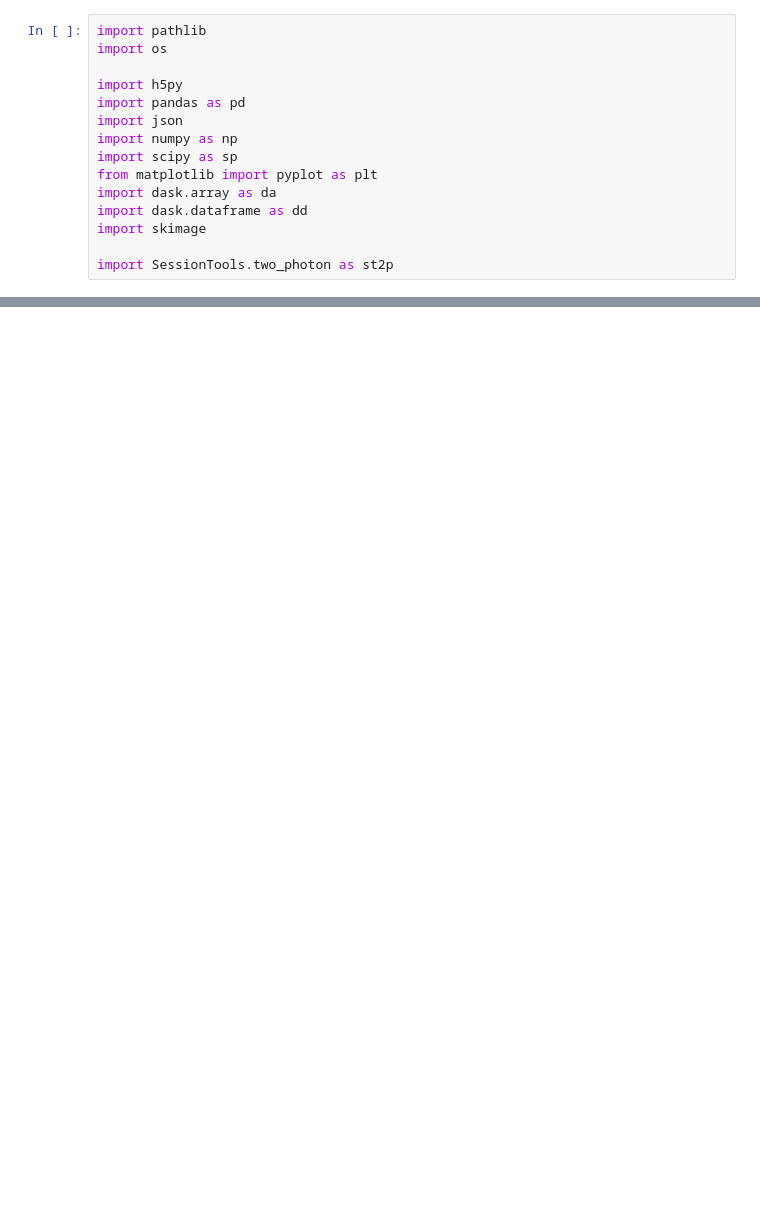
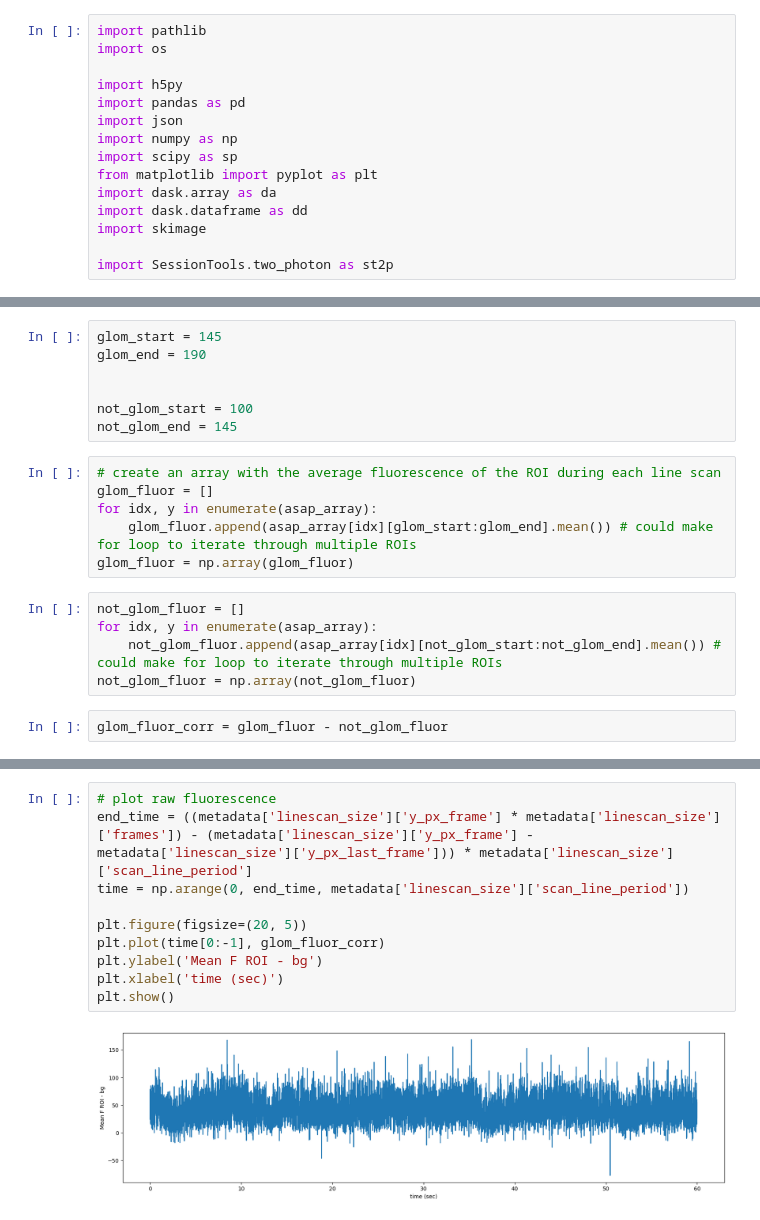
Before and after one commit to yfisher-lab/SessionTools, a Jupyter notebook: Notebooks/ring_linescan.ipynb, the cells around one changed output, grey strips where cells are left out. Saved outputs shown, nothing was run; the diff lists cells and outputs as text; blank space fills up the shorter version.

```diff
--- a/Notebooks/ring_linescan.ipynb
+++ b/Notebooks/ring_linescan.ipynb
@@ -52,0 +53,20 @@ for i, c in enumerate(tiff_data.keys()):
+# %%
+glom_start = 145
+glom_end = 190
+
+
+not_glom_start = 100
+not_glom_end = 145
+# %%
+# create an array with the average fluorescence of the ROI during each line scan
+glom_fluor = []
+for idx, y in enumerate(asap_array):
+    glom_fluor.append(asap_array[idx][glom_start:glom_end].mean()) # could make for loop to iterate through multiple ROIs
+glom_fluor = np.array(glom_fluor)
+# %%
+not_glom_fluor = []
+for idx, y in enumerate(asap_array):
+    not_glom_fluor.append(asap_array[idx][not_glom_start:not_glom_end].mean()) # could make for loop to iterate through multiple ROIs
+not_glom_fluor = np.array(not_glom_fluor)
+# %%
+glom_fluor_corr = glom_fluor - not_glom_fluor
@@ -52,0 +84,12 @@ for i, c in enumerate(tiff_data.keys()):
+# %%
+# plot raw fluorescence
+end_time = ((metadata['linescan_size']['y_px_frame'] * metadata['linescan_size']['frames']) - (metadata['linescan_size']['y_px_frame'] - metadata['linescan_size']['y_px_last_frame'])) * metadata['linescan_size']['scan_line_period']
+time = np.arange(0, end_time, metadata['linescan_size']['scan_line_period'])
+
+plt.figure(figsize=(20, 5))
+plt.plot(time[0:-1], glom_fluor_corr)
+plt.ylabel('Mean F ROI - bg')
+plt.xlabel('time (sec)')
+plt.show()
+# %% [output]
+[figure, added]
```
Also changed, not shown: parts of 13 cells of this notebook, 1 other file.
